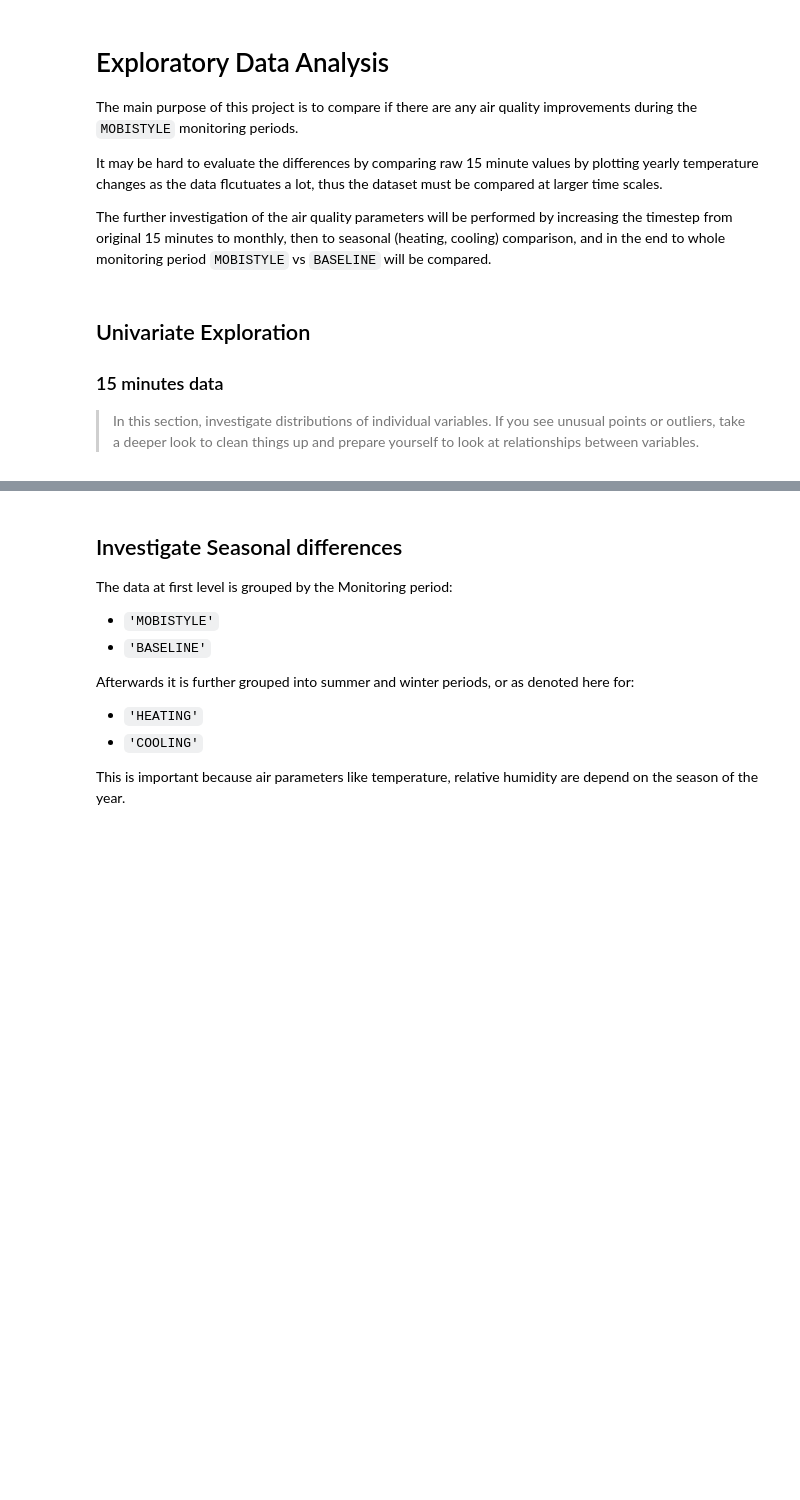
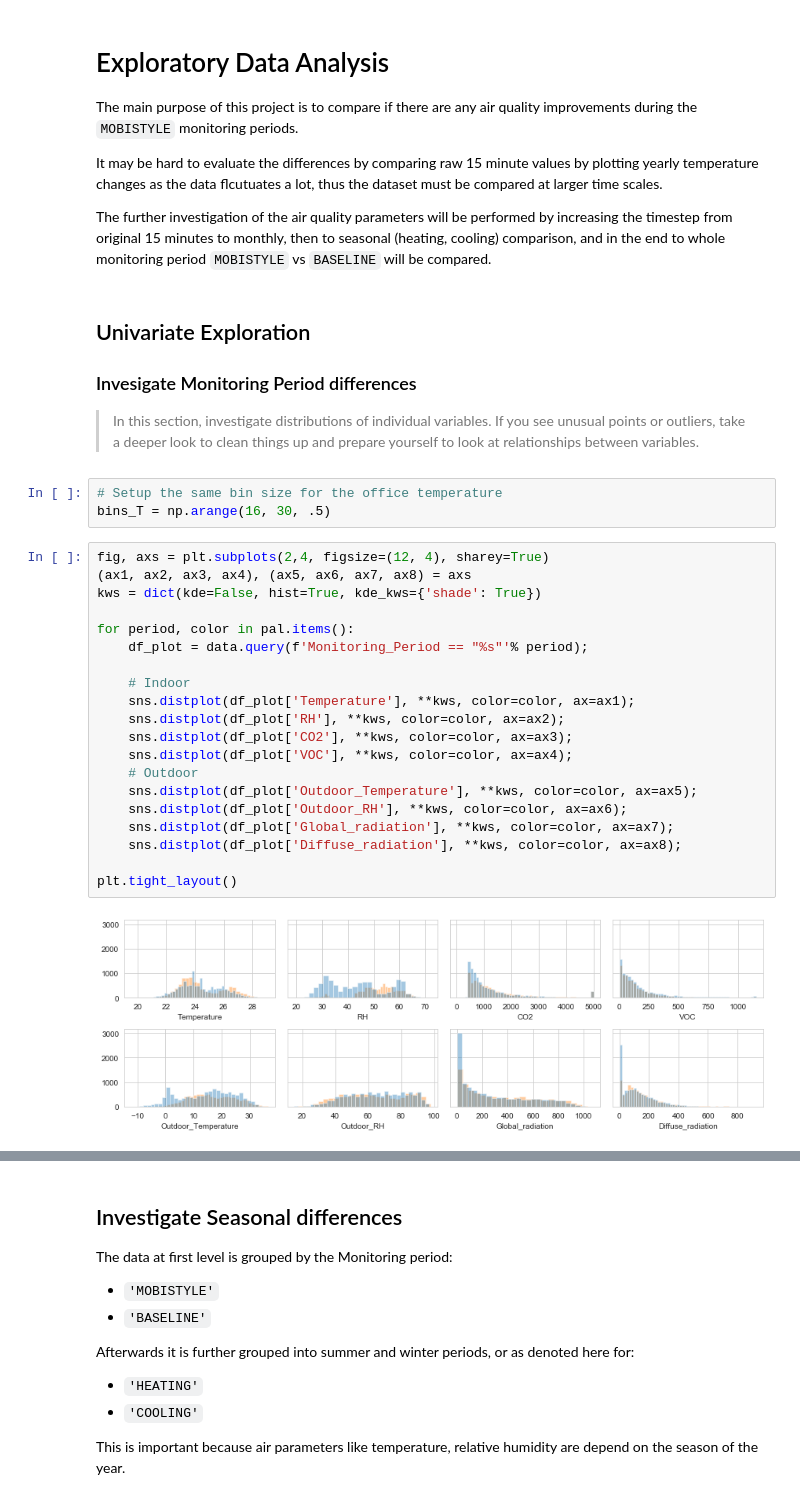
Before and after one commit to SVGoogle/EDA-project, a Jupyter notebook: data_exploration.ipynb, the cells around one changed output, grey strips where cells are left out. Saved outputs shown, nothing was run; the diff lists cells and outputs as text; blank space fills up the shorter version.

```diff
--- a/data_exploration.ipynb
+++ b/data_exploration.ipynb
@@ -220,7 +237,32 @@ It may be hard to evaluate the differences by comparing raw 15 minute values by
 The further investigation of the air quality parameters will be performed by increasing the timestep from original 15 minutes to monthly, then to seasonal (heating, cooling) comparison, and in the end to whole monitoring period `MOBISTYLE` vs `BASELINE` will be compared.
 # %% [markdown]
 ## Univariate Exploration
-### 15  minutes data
+### Invesigate Monitoring Period differences
 > In this section, investigate distributions of individual variables. If
 you see unusual points or outliers, take a deeper look to clean things up
 and prepare yourself to look at relationships between variables.
+# %%
+# Setup the same bin size for the office temperature
+bins_T = np.arange(16, 30, .5)
+# %%
+fig, axs = plt.subplots(2,4, figsize=(12, 4), sharey=True)
+(ax1, ax2, ax3, ax4), (ax5, ax6, ax7, ax8) = axs
+kws = dict(kde=False, hist=True, kde_kws={'shade': True})
+
+for period, color in pal.items():
+    df_plot = data.query(f'Monitoring_Period == "%s"'% period);
+
+    # Indoor
+    sns.distplot(df_plot['Temperature'], **kws, color=color, ax=ax1);
+    sns.distplot(df_plot['RH'], **kws, color=color, ax=ax2);
+    sns.distplot(df_plot['CO2'], **kws, color=color, ax=ax3);
+    sns.distplot(df_plot['VOC'], **kws, color=color, ax=ax4);
+    # Outdoor
+    sns.distplot(df_plot['Outdoor_Temperature'], **kws, color=color, ax=ax5);
+    sns.distplot(df_plot['Outdoor_RH'], **kws, color=color, ax=ax6);
+    sns.distplot(df_plot['Global_radiation'], **kws, color=color, ax=ax7);
+    sns.distplot(df_plot['Diffuse_radiation'], **kws, color=color, ax=ax8);
+
+plt.tight_layout()
+# %% [output]
+[figure, added]
```
Also changed, not shown: parts of 15 cells of this notebook.
